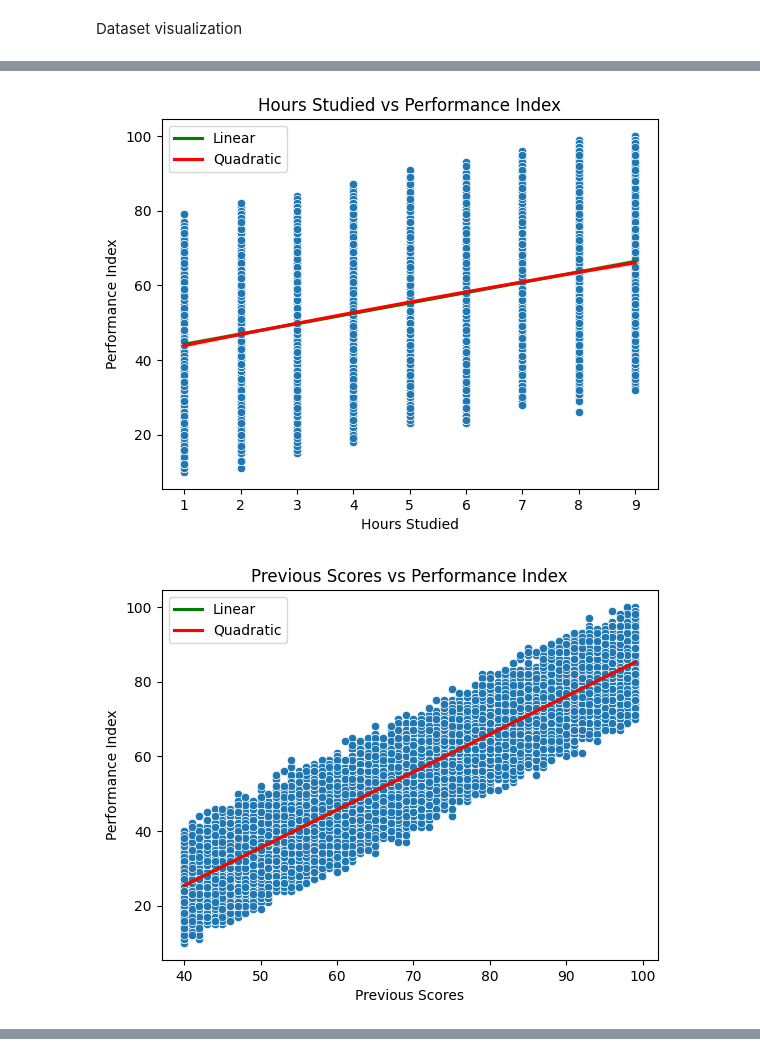
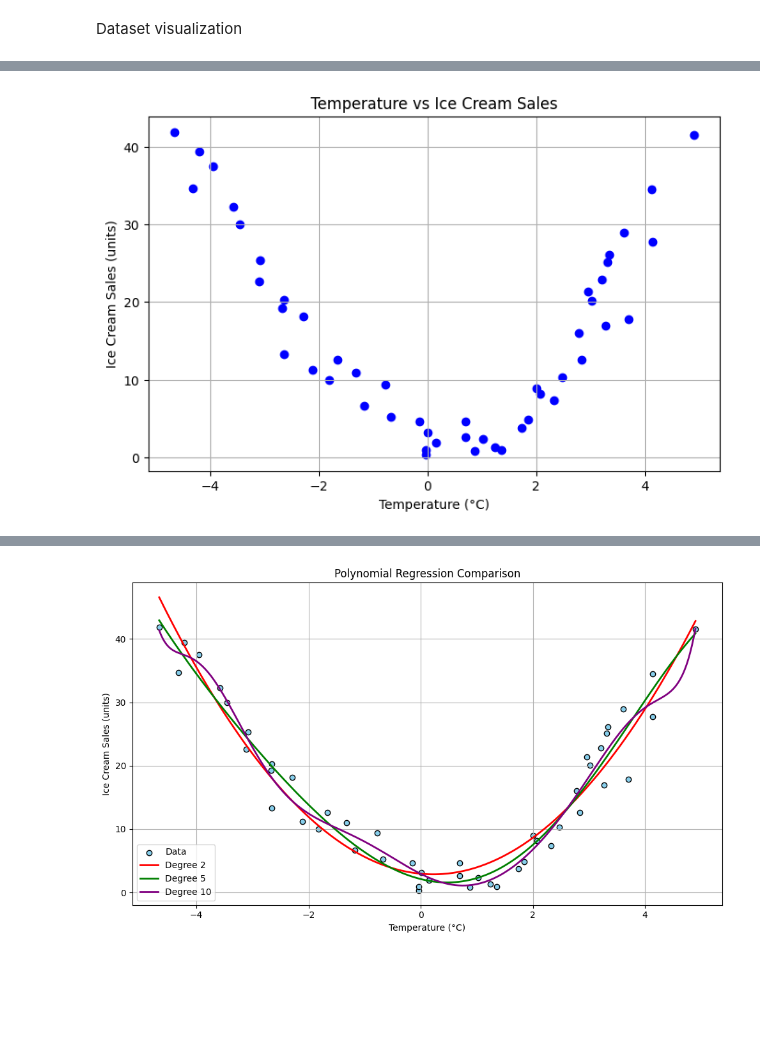
Before and after one commit to Wania-n/ML_A-03_IceCream, a Jupyter notebook: 22i-2369_ML_A3.ipynb, the cells around one changed output, grey strips where cells are left out. Saved outputs shown, nothing was run; the diff lists cells and outputs as text; code cells hidden in the pictures; blank space fills up the shorter version.

Commit message:
Model trained!

```diff
--- a/22i-2369_ML_A3.ipynb
+++ b/22i-2369_ML_A3.ipynb
@@ -22,6 +22,6 @@ Dataset visualization
 import os
 import pandas as pd
 
-dataset = pd.read_csv("student_data/Student_Performance.csv")
+dataset = pd.read_csv("ice-cream_data/Ice_cream selling data.csv")
 dataset.head()
 # %% [output]
@@ -34,24 +34,22 @@ dataset.head()
 # %%
 # Now to plot the scatter plot + regression line of this data to get an idea of the trend.
 # This will be done on each feature.
 
 from sklearn.preprocessing import PolynomialFeatures
 import matplotlib.pyplot as plt
 import seaborn as sns
 import numpy as np
 
 np.random.seed(42)
-target = 'Performance Index'
-features = ['Hours Studied', 'Previous Scores', 'Sleep Hours', 'Sample Question Papers Practiced']
+target = 'Ice Cream Sales (units)'
+feature = 'Temperature (°C)'
 
-for feature in features:
-    plt.figure()
-    sns.scatterplot(data=dataset, x=feature, y=target)
-    sns.regplot(data=dataset, x=feature, y=target, order=1, label='Linear', scatter=False, color='green')
-    sns.regplot(data=dataset, x=feature, y=target, order=2, label='Quadratic', scatter=False, color='red')
-    plt.title(f'{feature} vs {target}')
-    plt.legend()
-    plt.show()
+plt.figure(figsize=(8, 5))
+plt.scatter(dataset[feature], dataset[target], color='blue')
+plt.title('Temperature vs Ice Cream Sales')
+plt.xlabel('Temperature (°C)')
+plt.ylabel('Ice Cream Sales (units)')
+plt.grid(True)
+plt.show()
 # %% [output]
-[figure, old version]
+[figure, new version]
-[figure, removed]
@@ -59,0 +64,31 @@ for feature in features:
+# %%
+# Plotting the 3 models and dataset scatter plot on the same graph
+
+X_range = np.linspace(X.min(), X.max(), 300).reshape(-1, 1)
+colors = {2: 'red', 5: 'green', 10: 'purple'}
+labels = {2: 'Degree 2', 5: 'Degree 5', 10: 'Degree 10'}
+
+plt.figure(figsize=(10, 6))
+plt.scatter(X, y, color='skyblue', edgecolor='black', label='Data')
+
+for degree in [2,5,10]:
+    poly = PolynomialFeatures(degree)
+    X_range_poly = poly.fit_transform(X_range)
+
+    model = LinearRegression()
+    model.fit(poly.fit_transform(X), y)
+
+    y_range_pred = model.predict(X_range_poly)
+
+    plt.plot(X_range, y_range_pred, color=colors[degree], label=labels[degree], linewidth=2)
+
+# Final touches
+plt.title('Polynomial Regression Comparison')
+plt.xlabel('Temperature (°C)')
+plt.ylabel('Ice Cream Sales (units)')
+plt.legend()
+plt.grid(True)
+plt.tight_layout()
+plt.show()
+# %% [output]
+[figure, added]
```
Also changed, not shown: parts of 4 cells of this notebook.
